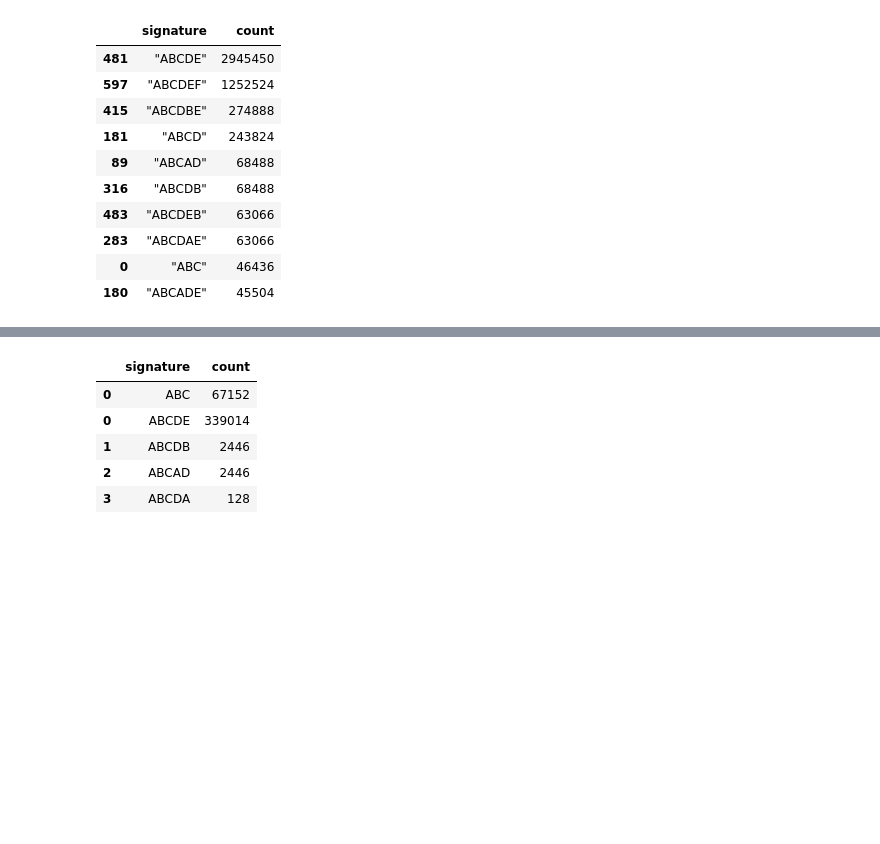
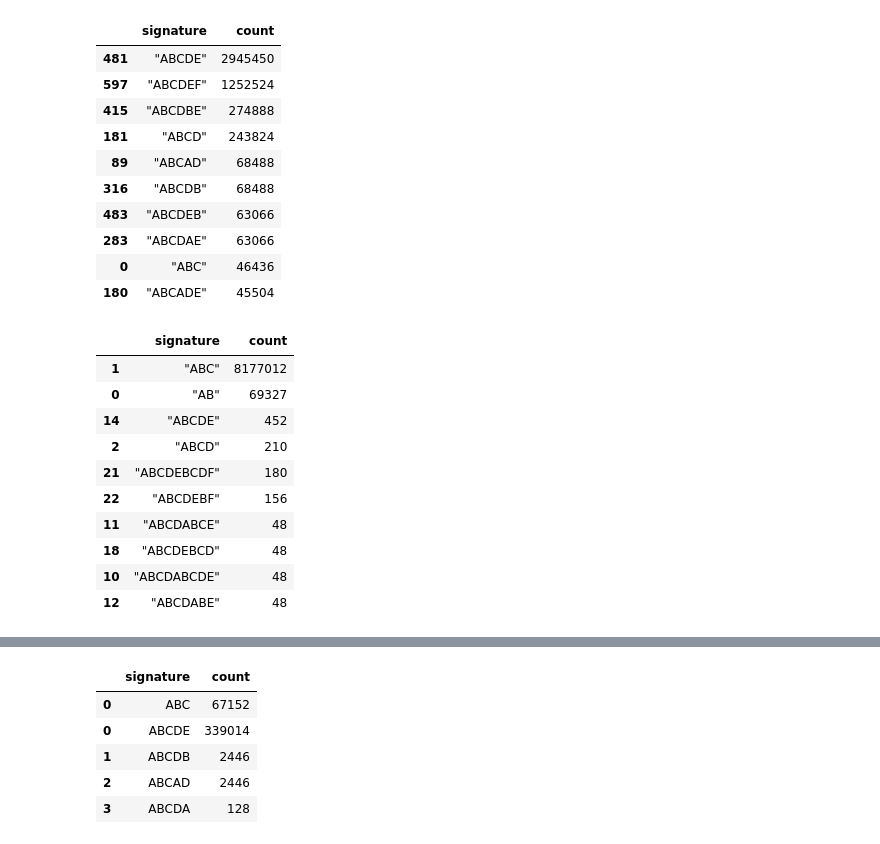
Before and after one commit to mohammadzainabbas/neo4j-pregel, a Jupyter notebook: results/result.ipynb, the cells around one changed output, grey strips where cells are left out. Saved outputs shown, nothing was run; the diff lists cells and outputs as text; code cells hidden in the pictures; blank space fills up the shorter version.

```diff
--- a/results/result.ipynb
+++ b/results/result.ipynb
@@ -81,3 +95,17 @@ df['mel'].head(10)
 | 283 | "ABCDAE" | 63066 |
 | 0 | "ABC" | 46436 |
 | 180 | "ABCADE" | 45504 |
+# %%
+df['us_patents'].head(10)
+# %% [output]
+|  | signature | count |
+| 1 | "ABC" | 8177012 |
+| 0 | "AB" | 69327 |
+| 14 | "ABCDE" | 452 |
+| 2 | "ABCD" | 210 |
+| 21 | "ABCDEBCDF" | 180 |
+| 22 | "ABCDEBF" | 156 |
+| 11 | "ABCDABCE" | 48 |
+| 18 | "ABCDEBCD" | 48 |
+| 10 | "ABCDABCDE" | 48 |
+| 12 | "ABCDABE" | 48 |
```
Also changed, not shown: parts of 2 cells of this notebook.
